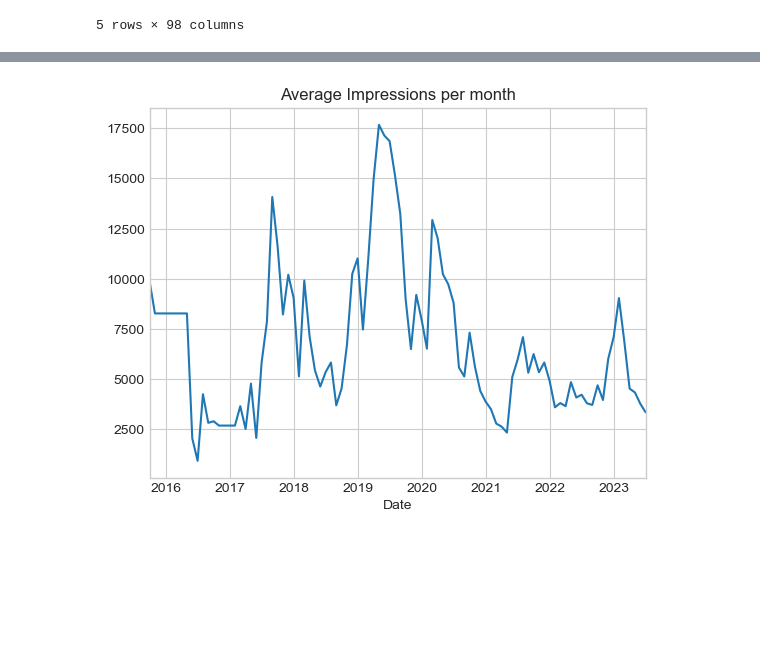
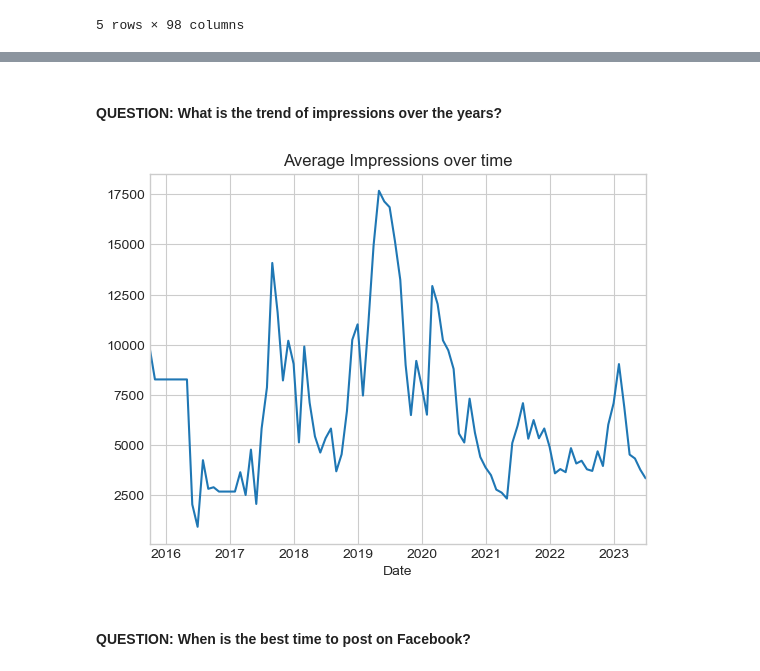
Before and after one commit to Azaya89/hack-the-feed, a Jupyter notebook: notebooks/facebook.ipynb, the cells around one changed output, grey strips where cells are left out. Drawn from its saved outputs; the diff is of its cells as text; code cells hidden in the pictures; blank space fills up the shorter version.

Commit message:
finished fb notebook and added plot images

```diff
--- a/notebooks/facebook.ipynb
+++ b/notebooks/facebook.ipynb
@@ -44,10 +56,12 @@ for col in new_df.columns:
 # %%
-valid_impre = new_df[(new_df["Impressions"] != 0) & ~new_df["Impressions"].isna()]
+# create a slice of the dataframe containing non-zero values for the `Impression` column.
+valid_impressions = new_df[(new_df["Impressions"] != 0) & ~new_df["Impressions"].isna()]
 
-con_df = (
-    valid_impre.groupby("Content Type")["Impressions"]
+# group by `Content Type` and calculate the mean `Impressions for each content type
+content_df = (
+    valid_impressions.groupby("Content Type")["Impressions"]
     .mean()
     .reset_index()
-    .sort_values("Impressions")
+    .sort_values("Impressions", ascending=False)
 )
 # %%
@@ -76,4 +96,6 @@ show(p)
 # %% [output]
 [interactive output not drawn]
 [interactive output not drawn]
+# %% [markdown]
+#### QUESTION: What is the trend of impressions over the years?
 # %%
@@ -82,11 +105,16 @@ import matplotlib.pyplot as plt
 
 plt.style.use("seaborn-v0_8-whitegrid")
 # %%
-mmi = valid_impre["Impressions"].resample("M").mean()
-ax = mmi.fillna(method="ffill").plot(title="Average Impressions per month")
+# calculate the mean impressions per month
+mmi = valid_impressions["Impressions"].resample("M").mean()
+
+# forward fill the data for months with empty values and generate a line plot
+ax = mmi.fillna(method="ffill").plot(title="Average Impressions over time")
 
 plt.savefig("docs/avg_month.png")
 plt.show();
 # %% [output]
-[figure, old version]
+[figure, new version]
+# %% [markdown]
+#### QUESTION: When is the best time to post on Facebook?
 # %%
```
Also changed, not shown: parts of 15 cells of this notebook, 8 other files.
